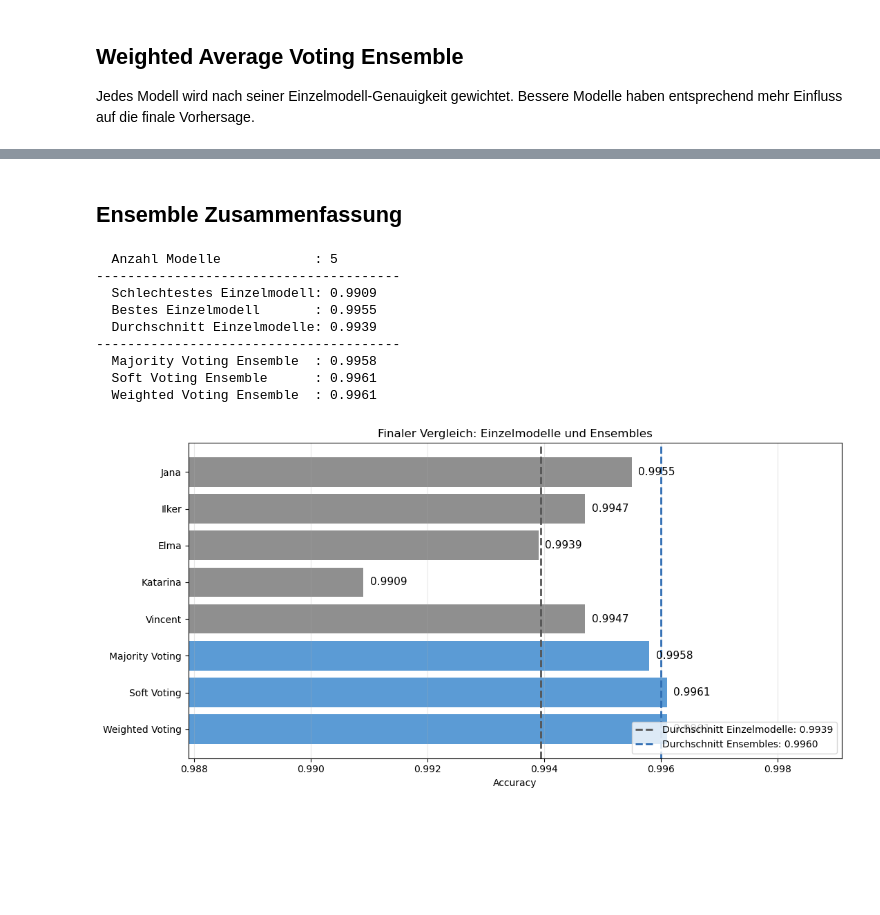
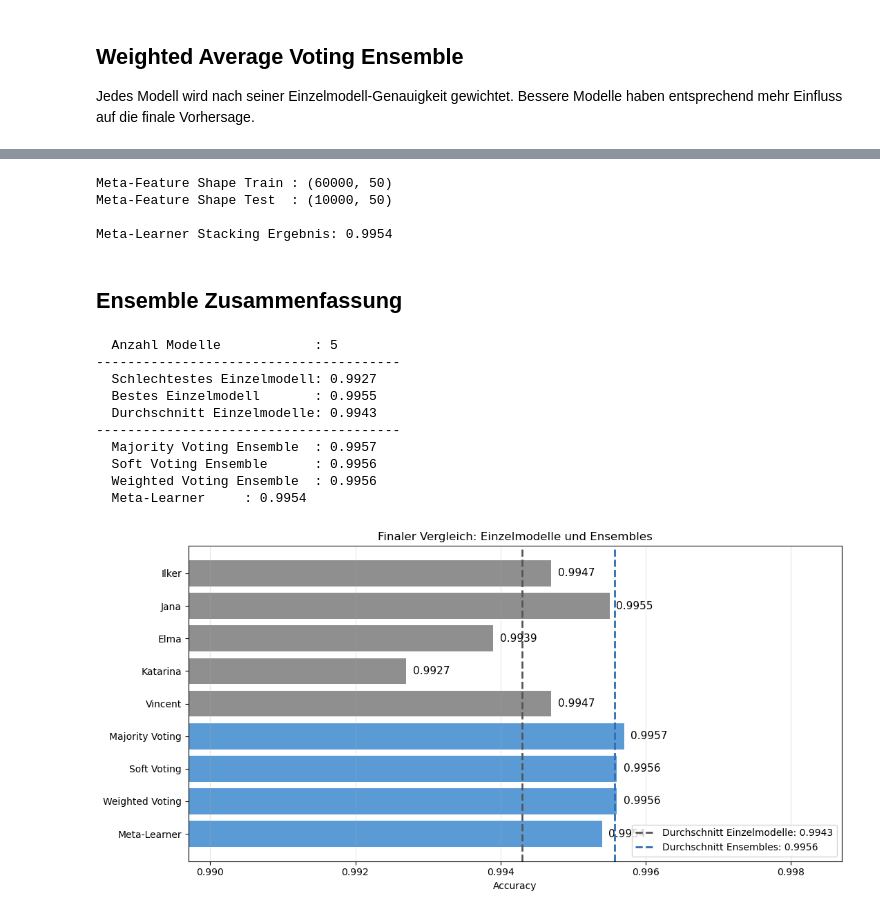
Before and after one commit to ilkersabriorgun/ki-projekt, a Jupyter notebook: Gruppenabgabe/main.ipynb, the cells around one changed output, grey strips where cells are left out. Saved outputs shown, nothing was run; the diff lists cells and outputs as text; code cells hidden in the pictures; blank space fills up the shorter version.

Commit message:
Meta Learner hinzugefügt

```diff
--- a/Gruppenabgabe/main.ipynb
+++ b/Gruppenabgabe/main.ipynb
@@ -33,12 +34,18 @@ keras: 2.14.0
 # %% [markdown]
 ## MNIST Testdaten laden und vorverarbeiten
 # %%
-_, (x_test, y_test) = keras.datasets.mnist.load_data()
+(x_train, y_train), (x_test, y_test) = keras.datasets.mnist.load_data()
+
+x_train = x_train.astype('float32') / 255.0
+x_train = x_train[..., np.newaxis]
+
+print(f"Training Datensätze: {x_train.shape}")
 
 x_test = x_test.astype('float32') / 255.0
 x_test = x_test[..., np.newaxis]
 
 print(f"Test Datensätze : {x_test.shape}")
+
 print(f"Wertebereich : [{x_test.min():.2f}, {x_test.max():.2f}]")
 print(f"Klassen : {np.unique(y_test)}")
 # %% [output]
@@ -321,3 +335,30 @@ Weighted Voting Ergebnis: 0.9961
+# %%
+train_probs = [model.predict(x_train, verbose=0) for model in all_models.values()]
+train_meta_features = np.hstack(train_probs)
+
+test_meta_features = np.hstack([p for p in all_probs])
+
+print(f"Meta-Feature Shape Train : {train_meta_features.shape}")
+print(f"Meta-Feature Shape Test  : {test_meta_features.shape}")
+
+meta_learner = LogisticRegression(
+    C=1.0,
+    solver='lbfgs',
+    max_iter=1000,
+    random_state=42
+)
+
+meta_learner.fit(train_meta_features, y_train)
+
+meta_preds = meta_learner.predict(test_meta_features)
+acc_stacking = float(np.mean(meta_preds == y_test))
+
+print(f"\nMeta-Learner Stacking Ergebnis: {acc_stacking:.4f}")
+# %% [output]
+Meta-Feature Shape Train : (60000, 50)
+Meta-Feature Shape Test  : (10000, 50)
+
+Meta-Learner Stacking Ergebnis: 0.9954
 # %% [markdown]
 ## Ensemble Zusammenfassung
 # %%
@@ -330,22 +371,25 @@ print("---------------------------------------")
 print(f"  Majority Voting Ensemble  : {acc_majority:.4f}")
 print(f"  Soft Voting Ensemble      : {acc_soft:.4f}")
 print(f"  Weighted Voting Ensemble  : {acc_weighted:.4f}")
+print(f"  Meta-Learner     : {acc_stacking:.4f}")
 # %% [output]
   Anzahl Modelle            : 5
 ---------------------------------------
-  Schlechtestes Einzelmodell: 0.9909
+  Schlechtestes Einzelmodell: 0.9927
   Bestes Einzelmodell       : 0.9955
-  Durchschnitt Einzelmodelle: 0.9939
+  Durchschnitt Einzelmodelle: 0.9943
 ---------------------------------------
-  Majority Voting Ensemble  : 0.9958
-  Soft Voting Ensemble      : 0.9961
-  Weighted Voting Ensemble  : 0.9961
+  Majority Voting Ensemble  : 0.9957
+  Soft Voting Ensemble      : 0.9956
+  Weighted Voting Ensemble  : 0.9956
+  Meta-Learner     : 0.9954
 # %%
 single_plot_results = {name: float(acc) for name, acc in single_results.items()}
 ensemble_plot_results = {
     "Majority Voting": float(acc_majority),
     "Soft Voting": float(acc_soft),
     "Weighted Voting": float(acc_weighted),
+    "Meta-Learner": float(acc_stacking),
 }
 
 comparison_results = {**single_plot_results, **ensemble_plot_results}
@@ -369,31 +413,31 @@ for bar, value in zip(bars, values):
         value + (x_max - x_min) * 0.01,
         bar.get_y() + bar.get_height() / 2,
         f"{value:.4f}",
         va="center",
         ha="left",
         fontsize=11,
     )
 
 ax.axvline(
     avg_single_models,
     color="#555555",
     linestyle="--",
     linewidth=2,
     label=f"Durchschnitt Einzelmodelle: {avg_single_models:.4f}",
 )
 ax.axvline(
     avg_ensembles,
     color="#2f6db3",
     linestyle="--",
     linewidth=2,
     label=f"Durchschnitt Ensembles: {avg_ensembles:.4f}",
 )
 
 ax.set_xlabel("Accuracy")
 ax.set_title("Finaler Vergleich: Einzelmodelle und Ensembles")
 ax.grid(axis="x", alpha=0.3)
 ax.legend(loc="lower right")
 plt.tight_layout()
 plt.show()
 # %% [output]
-[figure, old version]
+[figure, new version]
```
Also changed, not shown: parts of 10 cells of this notebook.
